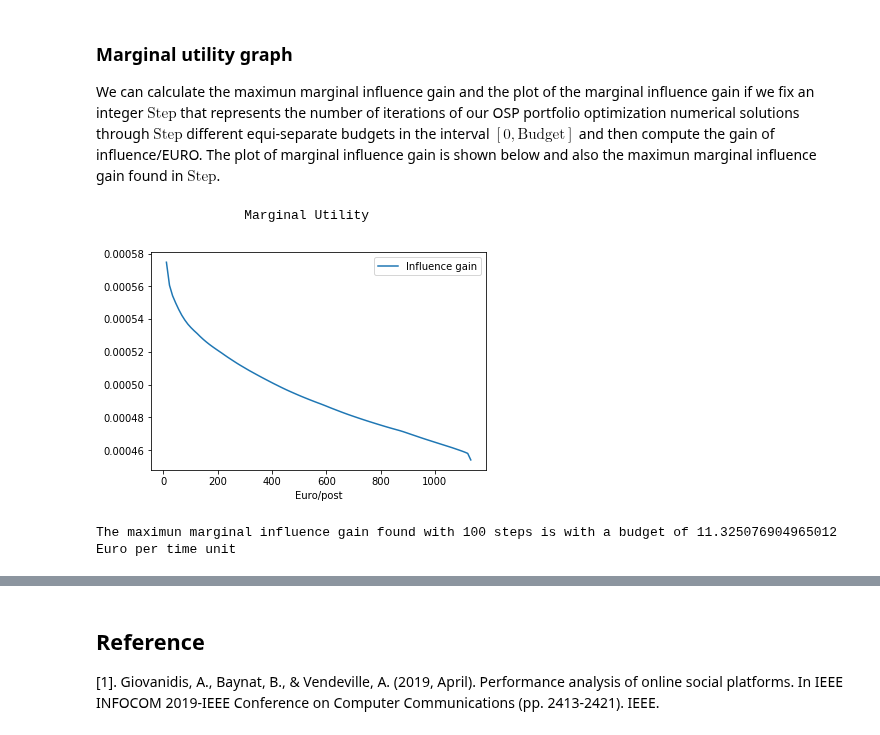
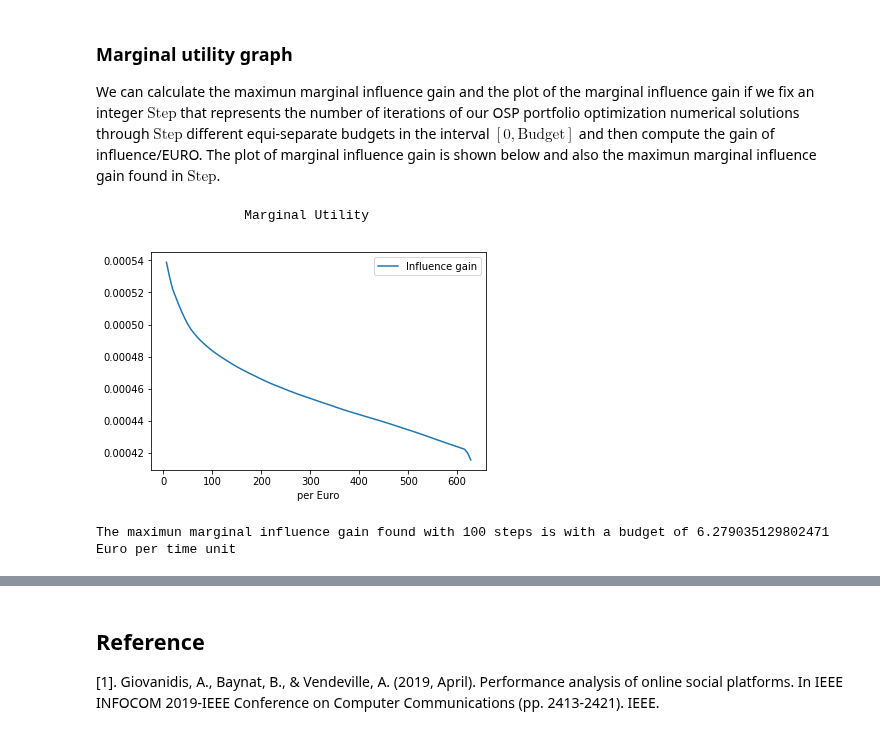
Before and after one commit to RLD-Hub/Social-Influencer-Selection, a Jupyter notebook: OSP portfolio optimization problem.ipynb, the cells around one changed output, grey strips where cells are left out. Drawn from its saved outputs; the diff is of its cells as text; code cells hidden in the pictures.

```diff
--- a/OSP portfolio optimization problem.ipynb
+++ b/OSP portfolio optimization problem.ipynb
@@ -333,9 +333,9 @@ Followers=[list() for j in range(N)] #Follower list
 for l in range(N):
     for m in Lead[l]:
         Followers[m].append(l)
-restric=[1 for x in range(N)]
-#restric=[1/2*(x % 3) for x in range(N)]
-#restric=np.random.uniform(0,1, N)
+#restric=[1 for x in range(N)]
+#restric=[1/2*(x % 2) for x in range(N)]
+restric=np.random.uniform(0,1, N)
 Cs=Ct(N,Lead,Lvec,Mvec,P2,Q2,Psi2,Followers,restric,gamma=gamma_aux,k1=k1_aux,k2=k2_aux)
 print("The cost per post of user are respectively",Cs)
 # %% [output]
@@ -390,7 +390,7 @@ def OSPS(N,Lead,Lvec,Mvec,Budget,Me,i,Follow,restriction,gamma=gamma_aux,k1=k1_a
     Aaux=np.array([numpy.multiply(Laux,csaux),[0 for x in range(N-1)]])
     data={'Self-post rate':Lvec,'Re-post rate':Mvec,'Number of followers':[len(Follow[x]) for x in range(N)],'Number of leaders':[len(Lead[x]) for x in range(N)],'Cost per post':Cs,'Influence':Psi}
     df = pd.DataFrame(data)
-    a_bounds = [[0,restriction[x]] for x in range(N-1)]
+    a_bounds = [[0,restriction[x]] for x in np.delete(range(N),i)]
     StopT = time.time()
     TotalT = StopT-StartT
     return [opt.linprog(psiaux, method='simplex', A_ub=Aaux, b_ub=[Budget,0], A_eq=None, b_eq=None,bounds= a_bounds ),P,Q,Psi,TotalT,df]
@@ -480,5 +480,6 @@ We fix the budget and the user $i$ who orchestrates the advertising campaign
 # %%
 B=50 #Budget
 i=1 #User who orchestrates the advertising campaign
+restric[i]=1
 print("The maximun participation rates per user in the advertising campaign are:",restric)
 # %% [output]
@@ -600,25 +623,25 @@ Elapsed Time  0.3121025562286377
 The next information is relevant from the investor's point of view:
 # %%
 #Test the results---------------------------------------------------------------------------------------------------------------
-print("The initial influence of user",i, "across the network is",OS[3][i]/(sum(OS[3]))*100, "%\n")
+print("The initial influence of user",i, "across the network is",restric[i]*S[3][i]/(sum(OS[3]))*100, "%\n")
 
 print("Our Budget is",B, "EURO per time unit", "\n")
 
 print("The influence of that the investor gain across the network is",sum(numpy.multiply(Oaux,OS[3]))/(sum(OS[3]))*100,"%", "\n" )
 
-auxi=sum(np.multiply(OS[0],OS[3]))-OS[3][i]
+auxi=sum(np.multiply(OS[0],OS[3]))-restric[i]*OS[3][i]
 
-print("The investor gain relative is",(auxi+OS[3][i])/OS[3][i],"times to his own initial influence", "\n")
+print("The investor gain relative is",(auxi+restric[i]*OS[3][i])/(restric[i]*OS[3][i]),"times to his own initial influence", "\n")
 
-print("The extra rate that the investor gain across the network is",(sum(numpy.multiply(Oaux,OS[3]))-OS[3][i])/(sum(OS[3]))*100,"%", "\n" )
+print("The extra rate that the investor gain across the network is",(sum(numpy.multiply(Oaux,OS[3]))-restric[i]*OS[3][i])/(sum(OS[3]))*100,"%", "\n" )
 
 print("The gain of influence/EURO that the investor gets by his investment is",auxi/B, "\n" )
 
-OT=sum(np.multiply(Lvec,OS[5]['Cost per post']))
+OT=sum(np.multiply(np.multiply(Lvec,restric),OS[5]['Cost per post']))
 
 print("The average cost per post is",average(OS[5]['Cost per post']),"Euro", "\n" )
 
-print("The budget necessary to get the total influence between the users is",sum(np.multiply(Lvec,OS[5]['Cost per post'])),"EURO per time unit", "\n" )
+print("The budget necessary to get the total influence between the users is",sum(np.multiply(np.multiply(Lvec,restric),OS[5]['Cost per post'])),"EURO per time unit", "\n" )
 
-print("The budget necessary to get the maximum influence between the users is",max(np.multiply(Lvec,OS[5]['Cost per post'])),"EURO per time unit")
+print("The budget necessary to get the maximum influence between the users is",max(np.multiply(np.multiply(Lvec,restric),OS[5]['Cost per post'])),"EURO per time unit")
 # %% [output]
@@ -649,23 +672,25 @@ The plot of marginal influence gain is shown below and also the maximun marginal
 # %%
 Step=100
 SizeE=OT/Step
 OSX=list()
 OSX.append(0)
+OSX2=list()
 for j in range(Step):
     aux=OSP(N,Lead,Lvec,Mvec,(j+1)*SizeE,1,i,Followers,restric,gamma=gamma_aux,k1=k1_aux,k2=k2_aux)[0]
-    OSX.append((sum(np.multiply(aux,OS[3]))-OS[3][i])/((j+1)*SizeE))
+    OSX.append((sum(np.multiply(aux,OS[3]))-restric[i]*OS[3][i])/((j+1)*SizeE))
+    OSX2.append(sum(np.multiply(aux,OS[3])))
 listaux=range(math.floor(OT))
 listaux=[x*OT/Step for x in range(Step)]
 listaux.append(OT)
 del OSX[0]
 del listaux[0]
-datas={'Influence gain':OSX,'Euro/post':listaux}
+datas={'Influence gain':OSX,'per Euro':listaux}
 df = pd.DataFrame(datas)
 print("                   Marginal Utility")
-df.plot(x='Euro/post',y='Influence gain')
+df.plot(x='per Euro',y='Influence gain')
 plt.show()
 print("The maximun marginal influence gain found with",Step,"steps is with a budget of",listaux[np.argmax(OSX)],"Euro per time unit")
 # %% [output]
                    Marginal Utility
-[figure, old version]
+[figure, new version]
-The maximun marginal influence gain found with 100 steps is with a budget of 11.325076904965012 Euro per time unit
+The maximun marginal influence gain found with 100 steps is with a budget of 6.279035129802471 Euro per time unit
```
Also changed, not shown: parts of 20 cells of this notebook, 1 other file.
